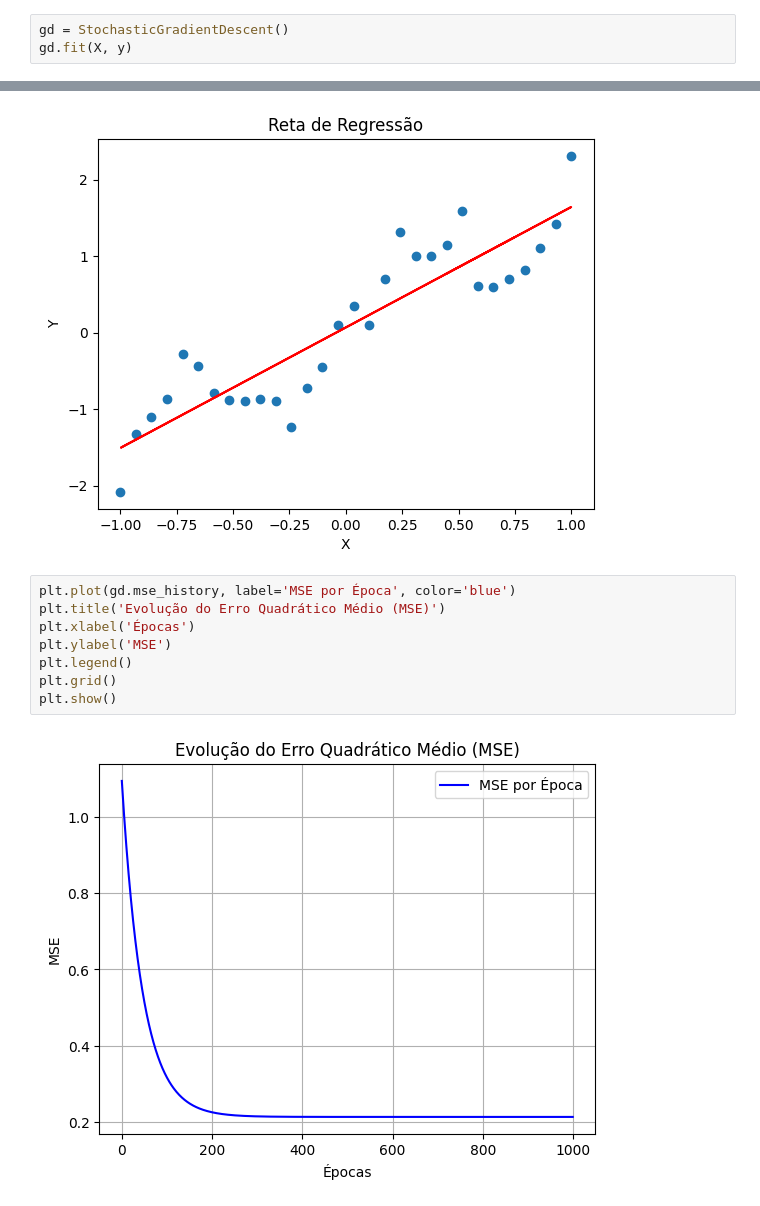
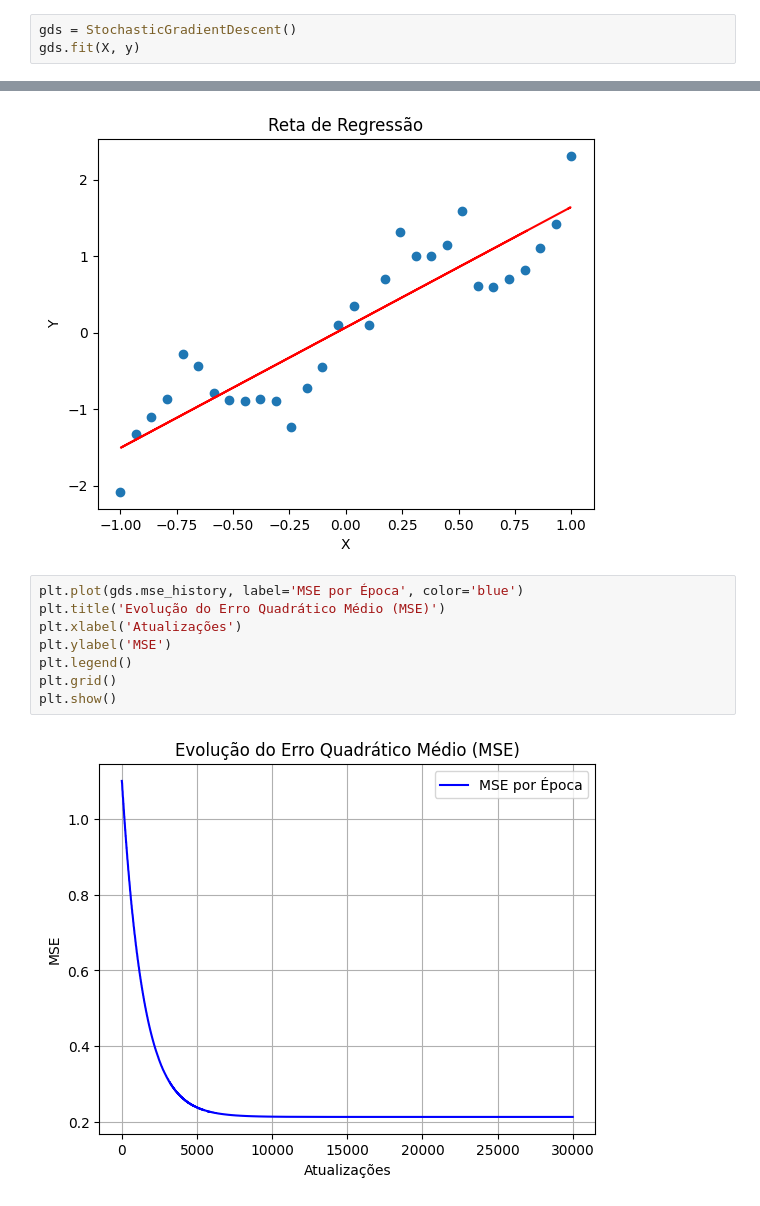
Before and after one commit to JorgeVitor30/pattern-recognition-RP, a Jupyter notebook: notebooks/gds.ipynb, the cells around one changed output, grey strips where cells are left out. Cells and saved outputs as stored; diff of their text form.

```diff
--- a/notebooks/gds.ipynb
+++ b/notebooks/gds.ipynb
@@ -17,8 +17,8 @@ X.shape, y.shape
 # %% [markdown]
 Instanciando a classe e treinamento com X e y do dataset
 # %%
-gd = StochasticGradientDescent()
-gd.fit(X, y)
+gds = StochasticGradientDescent()
+gds.fit(X, y)
 # %% [markdown]
 Gerando 1000 valores de X entre -1 e 1
 # %%
@@ -51,12 +51,12 @@ plt.ylabel("Y")
 Text(0, 0.5, 'Y')
 [figure]
 # %%
-plt.plot(gd.mse_history, label='MSE por Época', color='blue')
+plt.plot(gds.mse_history, label='MSE por Época', color='blue')
 plt.title('Evolução do Erro Quadrático Médio (MSE)')
-plt.xlabel('Épocas')
+plt.xlabel('Atualizações')
 plt.ylabel('MSE')
 plt.legend()
 plt.grid()
 plt.show()
 # %% [output]
-[figure, old version]
+[figure, new version]
```
Also changed, not shown: parts of 2 cells of this notebook, 3 other files.
